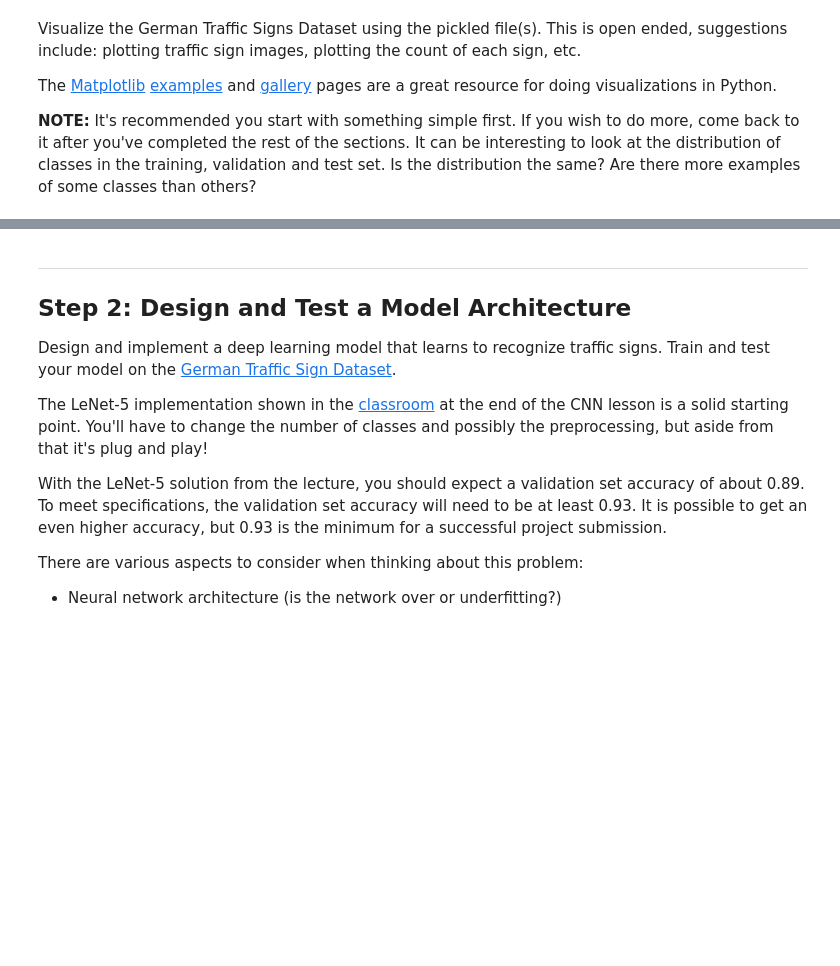
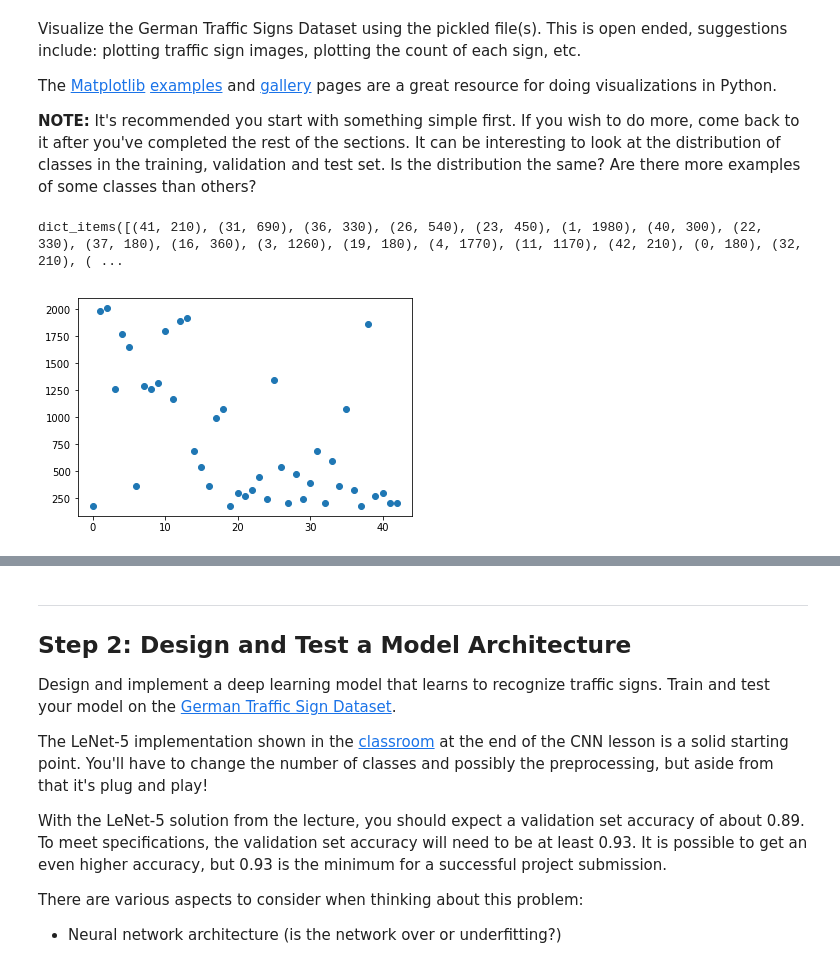
Before and after one commit to regundoo/CarND-Traffic-Sign-Classifier-Project, a Jupyter notebook: Traffic_Sign_Classifier.ipynb, the cells around one changed output, grey strips where cells are left out. Drawn from its saved outputs; the diff is of its cells as text; code cells hidden in the pictures; blank space fills up the shorter version.

```diff
--- a/Traffic_Sign_Classifier.ipynb
+++ b/Traffic_Sign_Classifier.ipynb
@@ -113,6 +113,26 @@ The [Matplotlib](http://matplotlib.org/) [examples](http://matplotlib.org/exampl
 # %%
 ### Data exploration visualization code goes here.
 ### Feel free to use as many code cells as needed.
 import matplotlib.pyplot as plt
+from collections import Counter
+
+labels = y_train
+c = Counter(labels)
+print(c.items())
+
+signal = []
+count = []
+
+for v in c.values():
+    count.append([v])
+
+for w in c.keys():
+    signal.append([w])
+
+plt.plot(signal,count, 'o')
+plt.show()
 # Visualizations will be shown in the notebook.
 %matplotlib inline
+# %% [output]
+dict_items([(41, 210), (31, 690), (36, 330), (26, 540), (23, 450), (1, 1980), (40, 300), (22, 330), (37, 180), (16, 360), (3, 1260), (19, 180), (4, 1770), (11, 1170), (42, 210), (0, 180), (32, 210), ( ...
+[figure, added]
```
Also changed, not shown: parts of 14 cells of this notebook, 1 other file.
